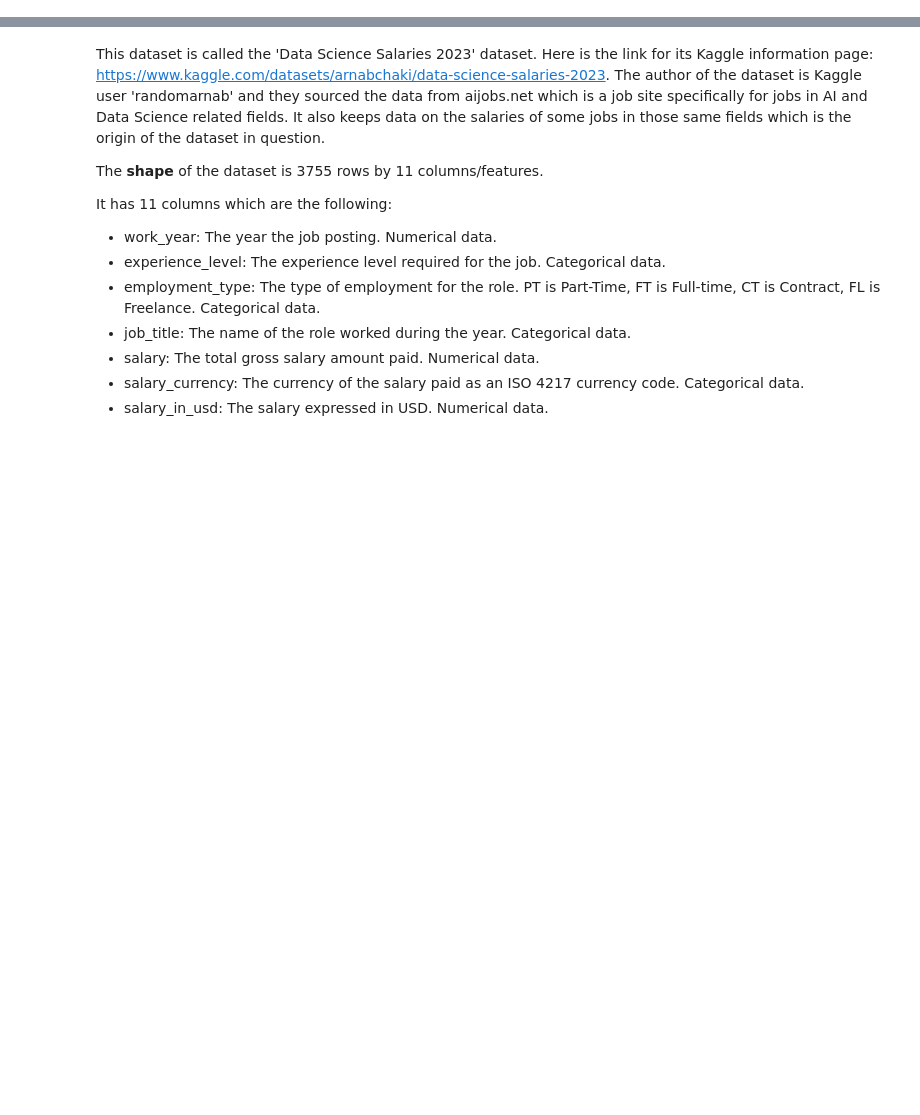
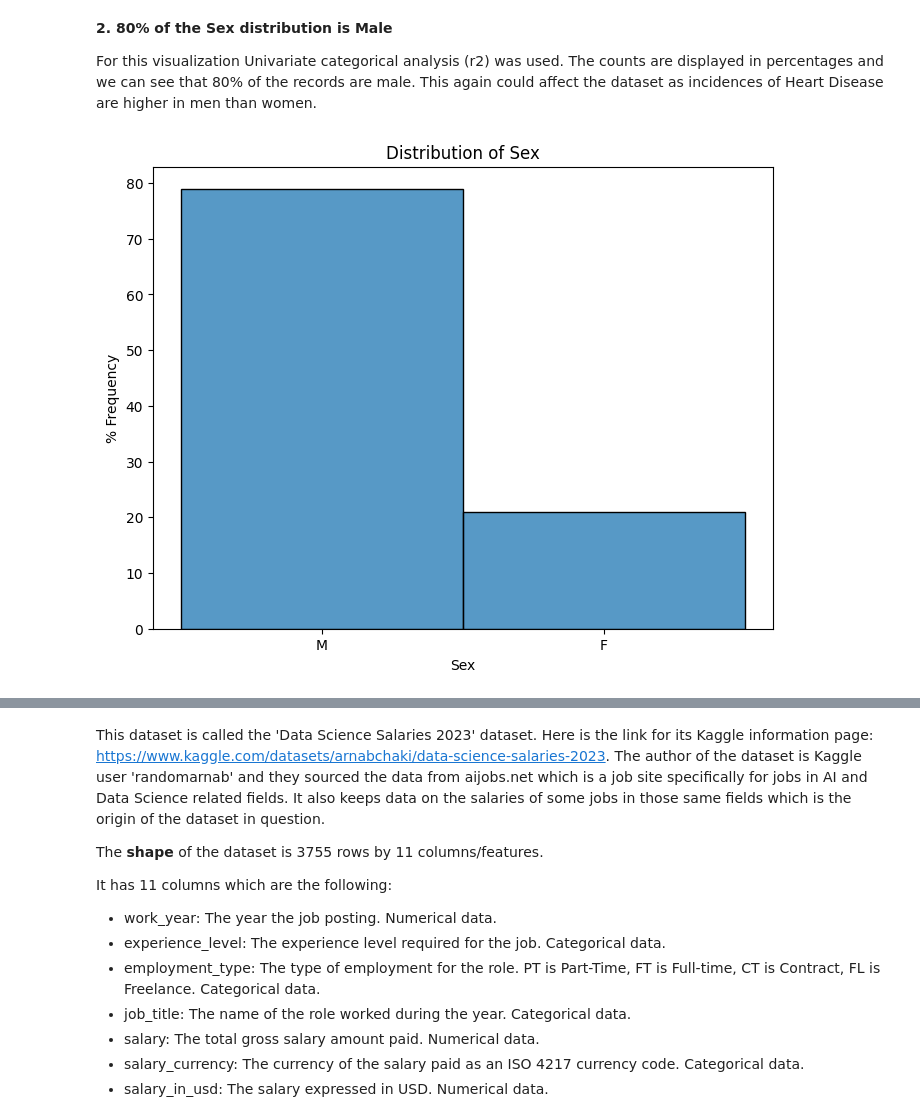
Before and after one commit to falla055/ds_salaries_2023_eda, a Jupyter notebook: 4142Assignment1.ipynb, the cells around one changed output, grey strips where cells are left out. Saved outputs shown, nothing was run; the diff lists cells and outputs as text; code cells hidden in the pictures; blank space fills up the shorter version.

```diff
--- a/4142Assignment1.ipynb
+++ b/4142Assignment1.ipynb
@@ -0,0 +131,14 @@
+# %% [markdown]
+**2. 80% of the Sex distribution is Male**
+
+For this visualization Univariate categorical analysis (r2) was used. The counts are displayed in percentages and we can see that 80% of the records are male. This again could affect the dataset as incidences of Heart Disease are higher in men than women.
+# %%
+# Building the chart
+plt.figure(figsize=(8, 6))
+sns.histplot(Heart_data['Sex'], stat='percent')
+plt.title('Distribution of Sex')
+plt.xlabel('Sex')
+plt.ylabel('% Frequency')
+plt.show()
+# %% [output]
+[figure, added]
```
Also changed, not shown: parts of 47 cells of this notebook.
